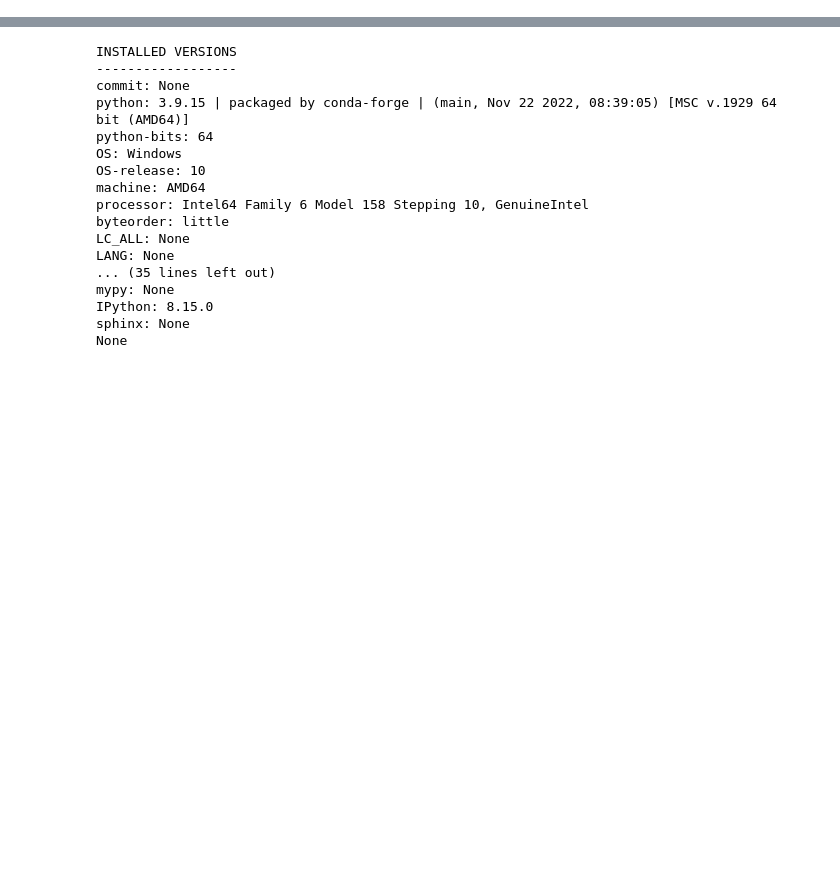
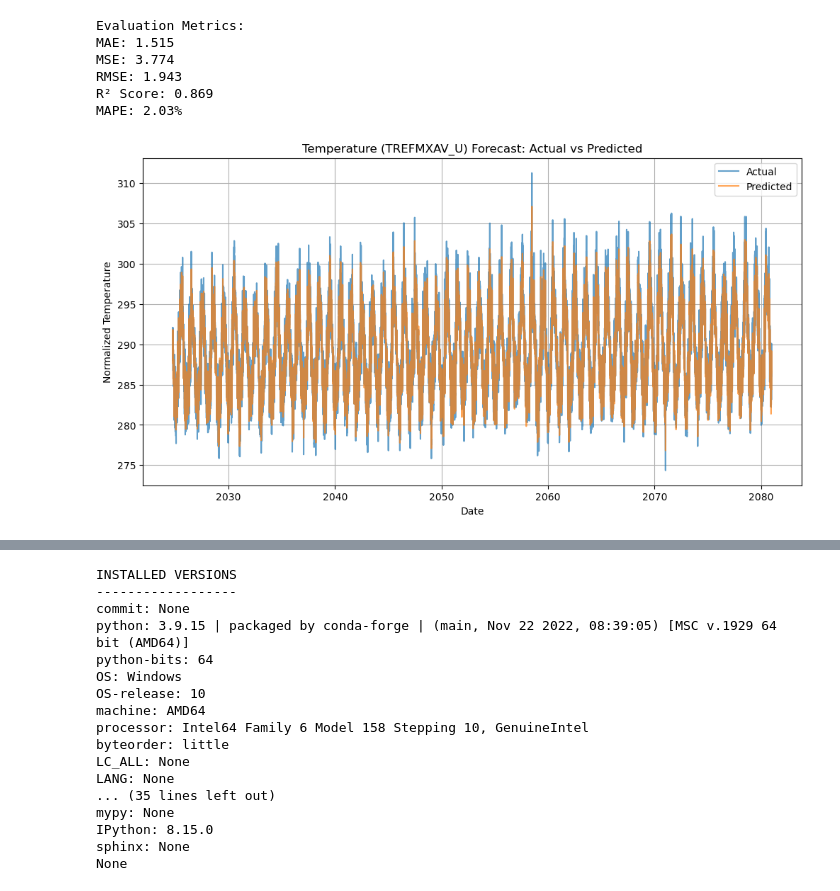
Before and after one commit to esteban-russi/Climate_Projections_and_temperature_Forecasting, a Jupyter notebook: notebooks/LSTM_with_extend_dataset.ipynb, the cells around one changed output, grey strips where cells are left out. Drawn from its saved outputs; the diff is of its cells as text; code cells hidden in the pictures; blank space fills up the shorter version.

```diff
--- a/notebooks/LSTM_with_extend_dataset.ipynb
+++ b/notebooks/LSTM_with_extend_dataset.ipynb
@@ -114,28 +115,36 @@ Epoch 50/50
 # %%
-# # 10. Calculate evaluation metrics
-# mae = mean_absolute_error(true_values, predictions_inv)
-# mse = mean_squared_error(true_values, predictions_inv)
-# rmse = np.sqrt(mse)
-# r2 = r2_score(true_values, predictions_inv)
-# mape = np.mean(np.abs((true_values - predictions_inv) / true_values)) * 100
+# 10. Calculate evaluation metrics
+mae = mean_absolute_error(true_values, predictions_inv)
+mse = mean_squared_error(true_values, predictions_inv)
+rmse = np.sqrt(mse)
+r2 = r2_score(true_values, predictions_inv)
+mape = np.mean(np.abs((true_values - predictions_inv) / true_values)) * 100
 
-# print("\nEvaluation Metrics:")
-# print(f"MAE: {mae:.3f}")
-# print(f"MSE: {mse:.3f}")
-# print(f"RMSE: {rmse:.3f}")
-# print(f"R² Score: {r2:.3f}")
-# print(f"MAPE: {mape:.2f}%")
+print("\nEvaluation Metrics:")
+print(f"MAE: {mae:.3f}")
+print(f"MSE: {mse:.3f}")
+print(f"RMSE: {rmse:.3f}")
+print(f"R² Score: {r2:.3f}")
+print(f"MAPE: {mape:.2f}%")
 
-# # 11. Visualize predictions
-# plt.figure(figsize=(12, 6))
-# plt.plot(test_df['time'].values[seq_length:], true_values, label='Actual', alpha=0.7)
-# plt.plot(test_df['time'].values[seq_length:], predictions_inv, label='Predicted', alpha=0.7)
-# plt.title('Temperature (TREFMXAV_U) Forecast: Actual vs Predicted')
-# plt.xlabel('Date')
-# plt.ylabel('Normalized Temperature')
-# plt.legend()
-# plt.grid(True)
-# plt.show()
+# 11. Visualize predictions
+plt.figure(figsize=(12, 6))
+plt.plot(test_df['time'].values[seq_length:], true_values, label='Actual', alpha=0.7)
+plt.plot(test_df['time'].values[seq_length:], predictions_inv, label='Predicted', alpha=0.7)
+plt.title('Temperature (TREFMXAV_U) Forecast: Actual vs Predicted')
+plt.xlabel('Date')
+plt.ylabel('Normalized Temperature')
+plt.legend()
+plt.grid(True)
+plt.show()
+# %% [output]
+Evaluation Metrics:
+MAE: 1.515
+MSE: 3.774
+RMSE: 1.943
+R² Score: 0.869
+MAPE: 2.03%
+[figure, added]
 # %%
 # --- Existing LSTM code above ---
 
```
Also changed, not shown: parts of 4 cells of this notebook, 1 other file.
